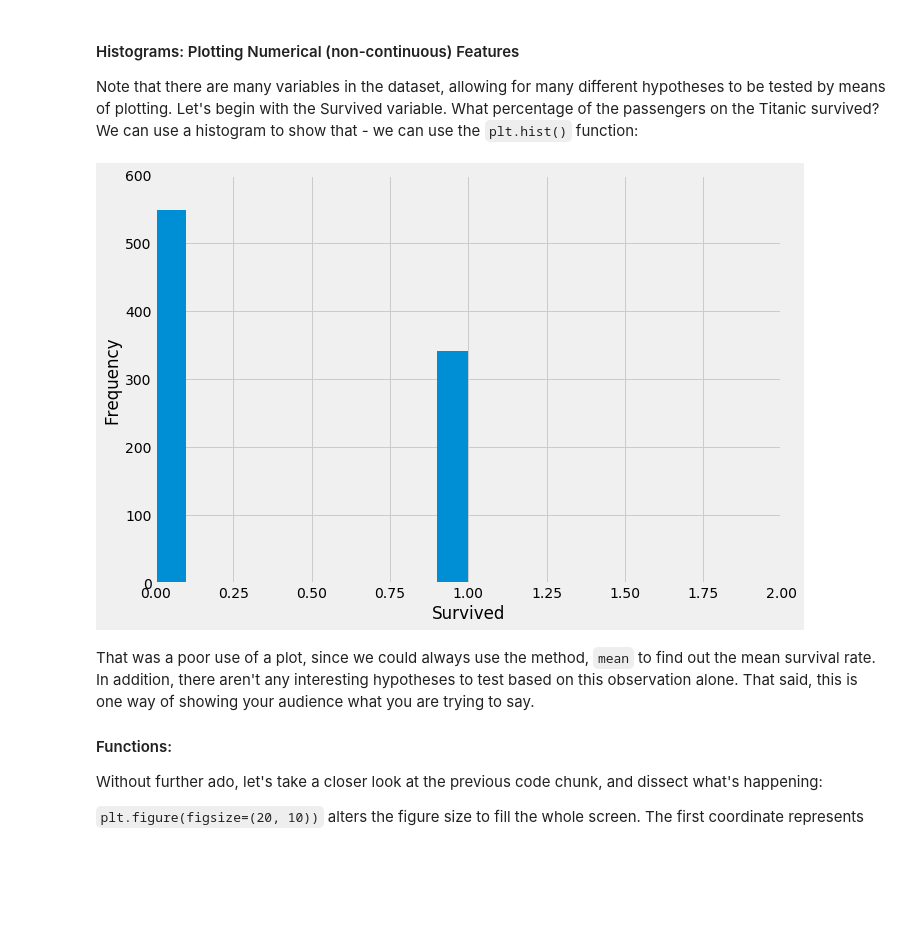
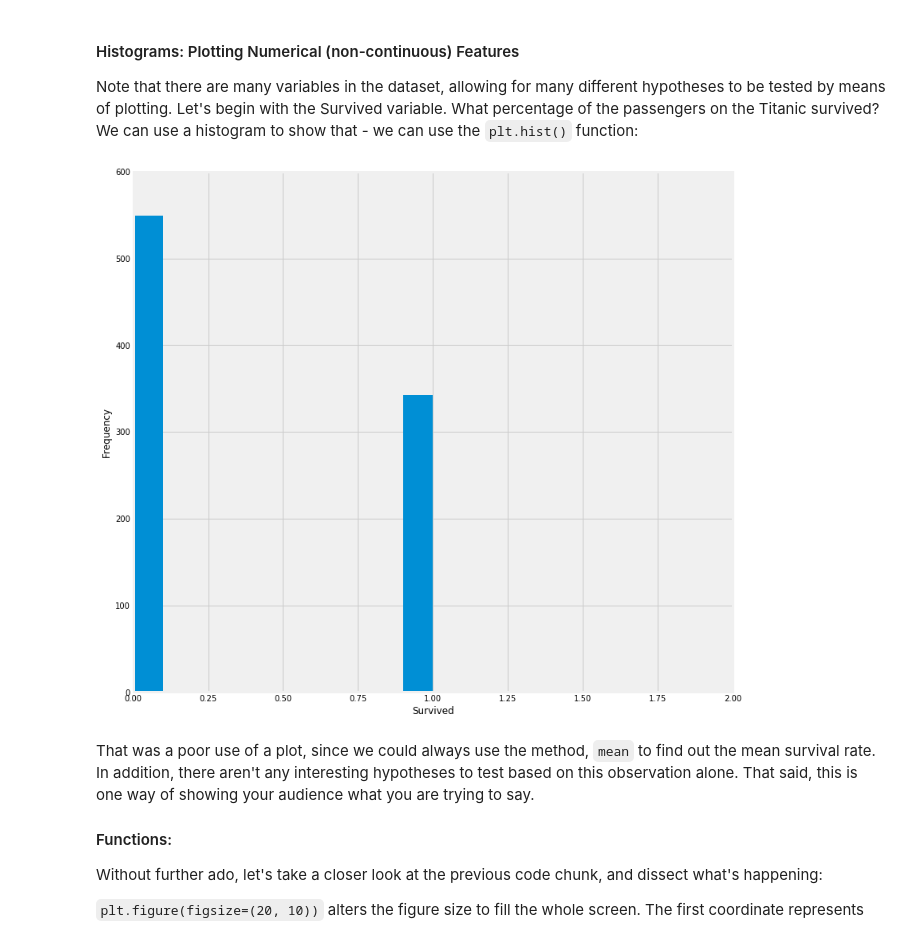
Before and after one commit to ngbolin/PythonProgrammingWorkshop, a Jupyter notebook: SMUMSE_ProgWorkshop_Lesson4.ipynb, the cells around one changed output. Cells and saved outputs as stored; diff of their text form; code cells hidden in the pictures; blank space fills up the shorter version.

```diff
--- a/SMUMSE_ProgWorkshop_Lesson4.ipynb
+++ b/SMUMSE_ProgWorkshop_Lesson4.ipynb
@@ -81,18 +83,22 @@ dat.describe(include='all')
 
 Note that there are many variables in the dataset, allowing for many different hypotheses to be tested by means of plotting. Let's begin with the Survived variable. What percentage of the passengers on the Titanic survived? We can use a histogram to show that - we can use the `plt.hist()` function:
 # %%
-plt.figure(figsize=(10, 7))
+plt.figure(figsize=(12, 12))
 
+# Hist counts the number of times the Survived variables takes on a value of 0 or 1
 plt.hist(dat['Survived'])
+
+# Put x and y labels on the plot
 plt.xlabel('Survived')
 plt.ylabel('Frequency')
 
+# Put x and y limits, restrict x limit to 0 and 2 since Survived = {0, 1}
 plt.xlim([0, 2])
 plt.ylim([0, 600])
 
 plt.show()
 # %% [output]
-[figure, old version]
+[figure, new version]
 # %% [markdown]
 That was a poor use of a plot, since we could always use the method, `mean` to find out the mean survival rate. In addition, there aren't any interesting hypotheses to test based on this observation alone. That said, this is one way of showing your audience what you are trying to say.
 
```
Also changed, not shown: parts of 13 cells of this notebook, 4 other files.
